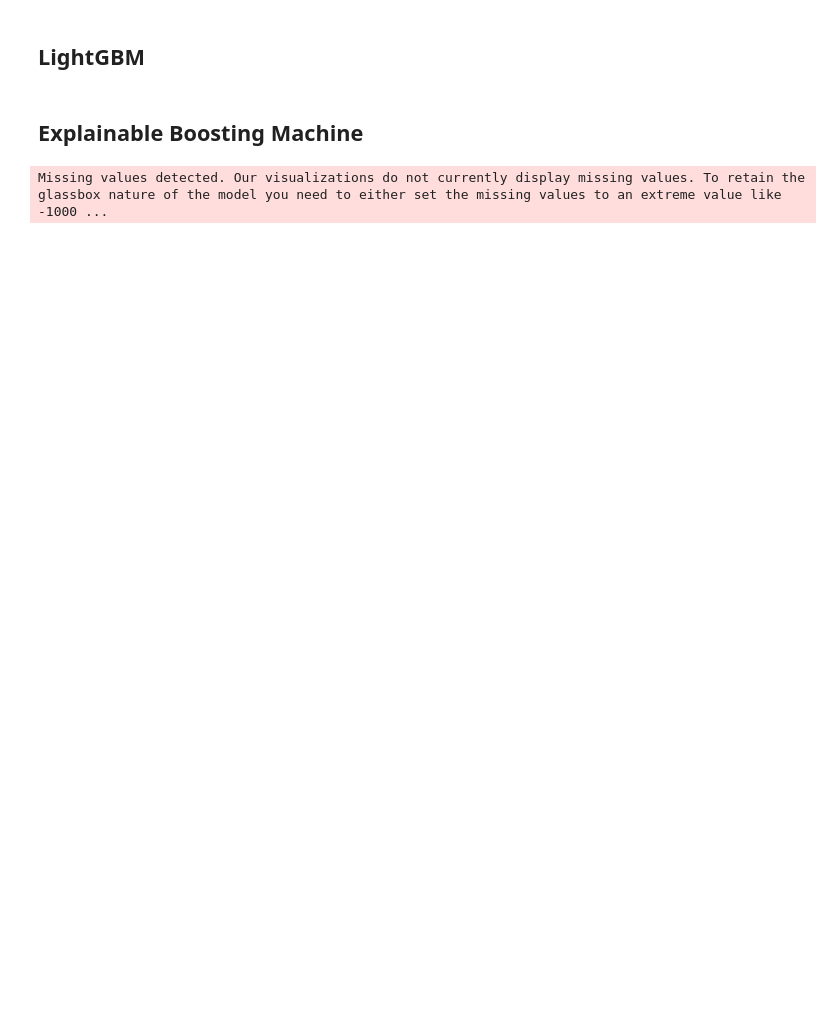
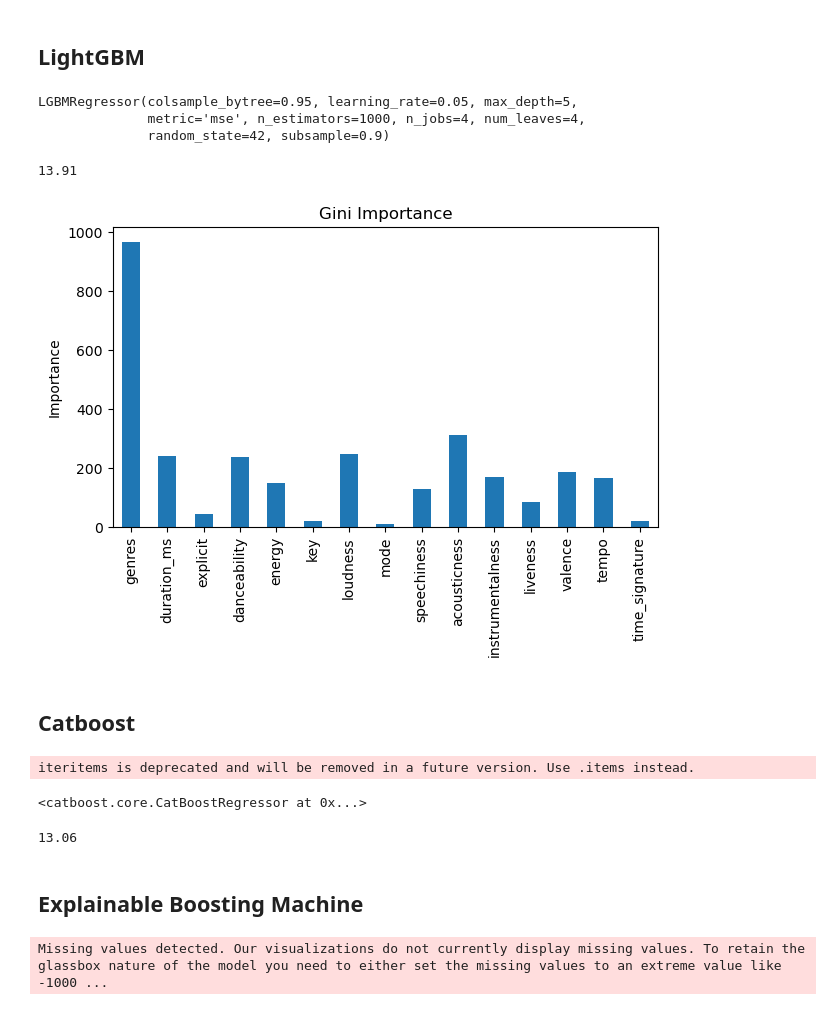
Before and after one commit to Zoroa1885/Spotify_song_popularity_prediction, a Jupyter notebook: spotify_song_popularity_prediction.ipynb, the cells around one changed output. Drawn from its saved outputs; the diff is of its cells as text; code cells hidden in the pictures; blank space fills up the shorter version.

```diff
--- a/spotify_song_popularity_prediction.ipynb
+++ b/spotify_song_popularity_prediction.ipynb
@@ -381,8 +415,6 @@ invalid value encountered in divide
 # %% [markdown]
 ## XGBoost
 # %%
-xgb_model = xgb.XGBRegressor()
+xgb_model = xgb.XGBRegressor(n_estimators = 1000)
 
 xgb_model.fit(X_train, y_train)
-
-xgb_preds = xgb_model.predict(X_test)
@@ -471,8 +518,6 @@ shap.summary_plot(shap_values, X_test)
 # %% [markdown]
 ## Random Forest
 # %%
-randForest_model = RandomForestRegressor(n_estimators=50)
+randForest_model = RandomForestRegressor(n_estimators=100)
 
 randForest_model.fit(X_train, y_train)
-
-randForest_preds = randForest_model.predict(X_test)
@@ -510,12 +565,10 @@ shap.summary_plot(shap_values, X_train)
 ## AdaBoost
 # %%
 ada_model = AdaBoostRegressor(
-    n_estimators=1500,
+    n_estimators=500,
     learning_rate=0.005,
     loss='square',
     random_state=42
 )
 
 ada_model.fit(X_train, y_train)
-
-ada_preds = ada_model.predict(X_test)
@@ -524,7 +585,7 @@ round(mean_squared_error(y_test, ada_preds), 2)
 # %% [markdown]
 ## LightGBM
 # %%
-lightGBM_model = lgb.LGBMRegressor(
+lgb_model = lgb.LGBMRegressor(
     num_leaves=4,
     max_depth=5,
     random_state=42,
@@ -537,6 +598,8 @@ lightGBM_model = lgb.LGBMRegressor(
     learning_rate=0.05
 )
 
-lightGBM_model.fit(X_train, y_train)
-
-lightGBM_preds = lightGBM_model.fit(X_test)
+lgb_model.fit(X_train, y_train)
+# %% [output]
+LGBMRegressor(colsample_bytree=0.95, learning_rate=0.05, max_depth=5,
+              metric='mse', n_estimators=1000, n_jobs=4, num_leaves=4,
+              random_state=42, subsample=0.9)
@@ -544,0 +609,35 @@ mean_squared_error(y_test, lightGBM_preds)
+# %%
+lgb_rmse = round(np.sqrt(mean_squared_error(y_test, lgb_preds)),2)
+lgb_rmse
+# %% [output]
+13.91
+# %%
+importances = lgb_model.feature_importances_
+forest_importances = pd.Series(importances, index=X.columns)
+
+fig, ax = plt.subplots()
+forest_importances.plot.bar(ax=ax)
+ax.set_title("Gini Importance")
+ax.set_ylabel("Importance")
+fig.tight_layout()
+# %% [output]
+[figure, added]
+# %% [markdown]
+## Catboost
+# %%
+catboost_model = CatBoostRegressor(
+    n_estimators=2000,
+    learning_rate=0.05,
+    thread_count=-1,
+    max_depth=6,
+    silent=True,
+    loss_function='RMSE',
+    random_seed=42,
+    bagging_temperature=0.3,
+    od_type="Iter"
+)
+
+catboost_model.fit(X_train, y_train)
+# %% [output]
+iteritems is deprecated and will be removed in a future version. Use .items instead.
+<catboost.core.CatBoostRegressor at 0x...>
@@ -545,3 +647,8 @@ mean_squared_error(y_test, lightGBM_preds)
+# %%
+catboost_rmse = round(np.sqrt(mean_squared_error(y_test, catboost_preds)), 2)
+catboost_rmse
+# %% [output]
+13.06
 # %% [markdown]
 ## Explainable Boosting Machine
 # %%
```
Also changed, not shown: parts of 52 cells of this notebook.
